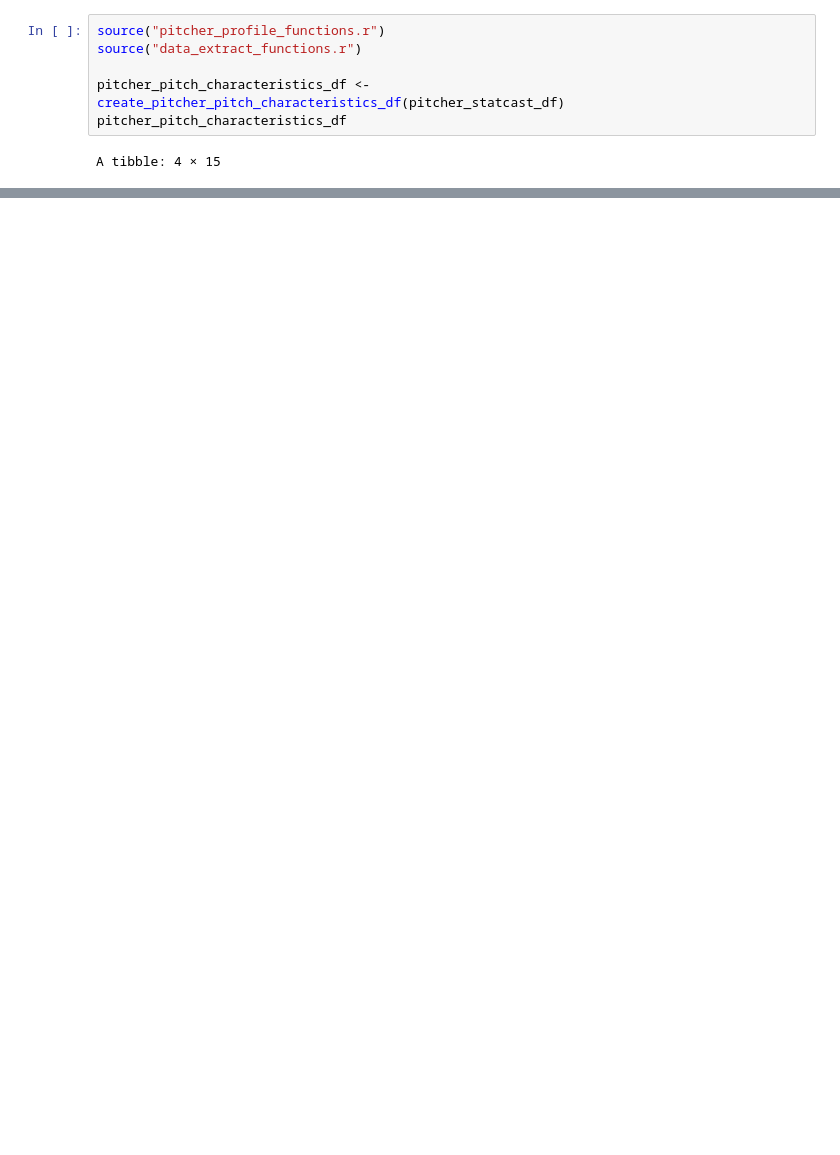
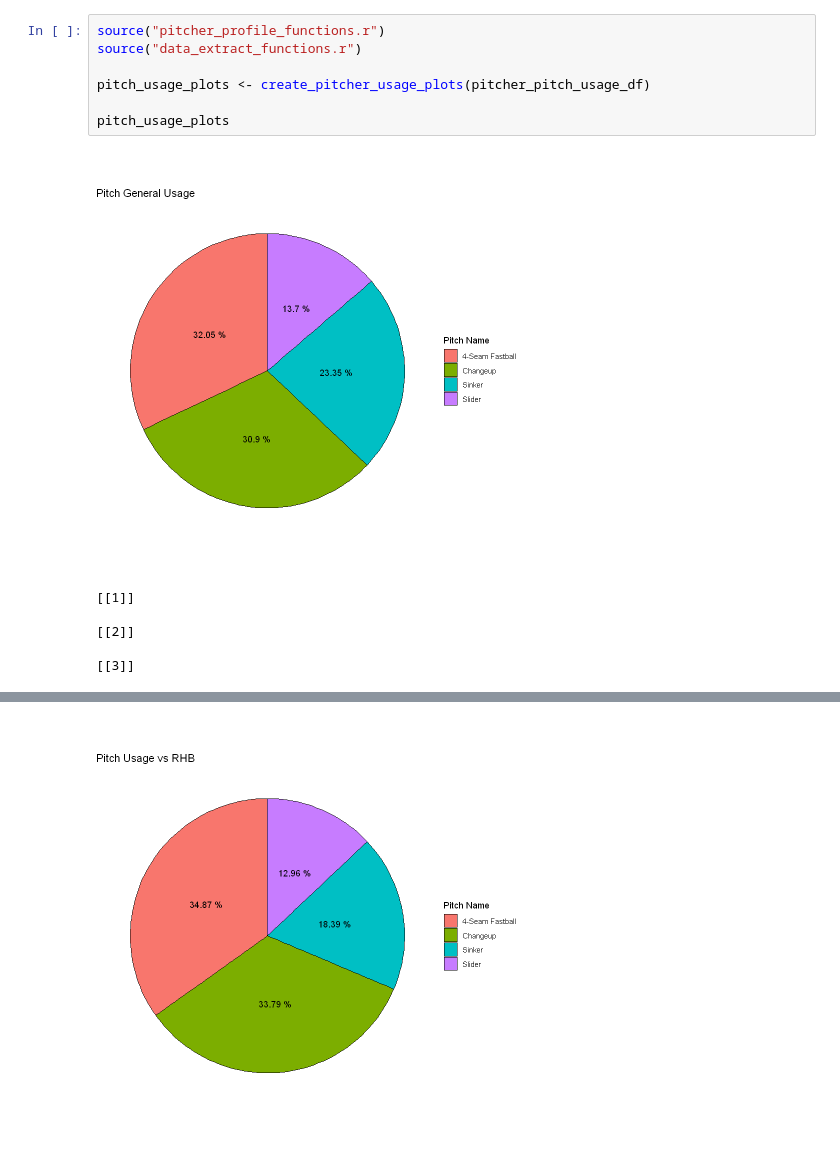
Before and after one commit to jvillegas1021/Pitcher_Pitch_Selection_Model, a Jupyter notebook: Pitcher_Pitch_Selection_Analysis/Pitcher_Report.ipynb, the cells around one changed output, grey strips where cells are left out. Cells and saved outputs as stored; diff of their text form; blank space fills up the shorter version.

```diff
--- a/Pitcher_Pitch_Selection_Analysis/Pitcher_Report.ipynb
+++ b/Pitcher_Pitch_Selection_Analysis/Pitcher_Report.ipynb
@@ -49,8 +61,14 @@ A data.frame: 3312 × 16
 # %%
 source("pitcher_profile_functions.r")
 source("data_extract_functions.r")
 
-pitcher_pitch_characteristics_df <- create_pitcher_pitch_characteristics_df(pitcher_statcast_df)
-pitcher_pitch_characteristics_df
+pitch_usage_plots <- create_pitcher_usage_plots(pitcher_pitch_usage_df)
+
+pitch_usage_plots
 # %% [output]
+[figure, added]
-A tibble: 4 × 15
+[[1]]
+
+[[2]]
+
+[[3]]
@@ -62,0 +75 @@ A tibble: 4 × 15
+[figure, added]
```
Also changed, not shown: parts of 3 cells of this notebook.
